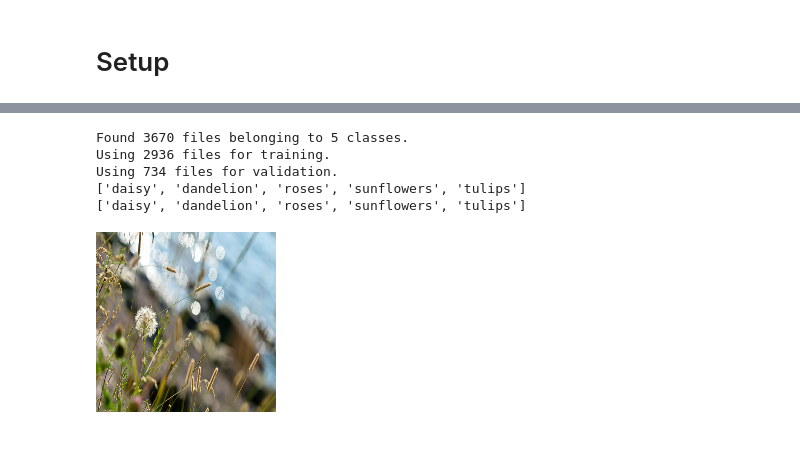
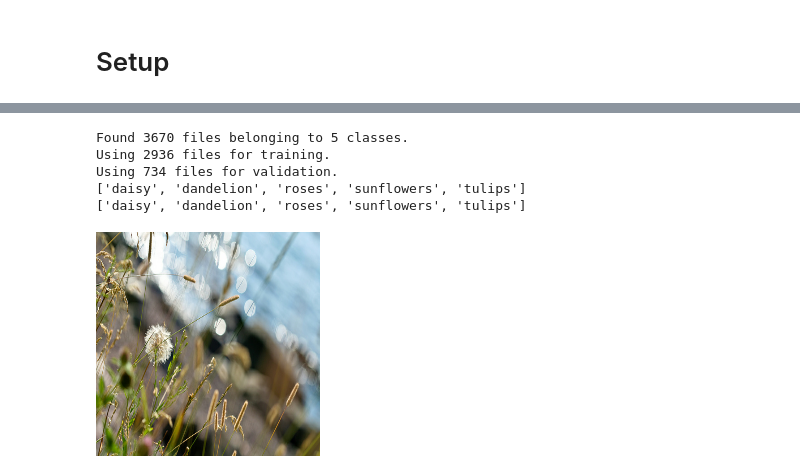
Before and after one commit to WilliamHuang999/cv-food-app, a Jupyter notebook: transferLearning.ipynb, the cells around one changed output, grey strips where cells are left out. Drawn from its saved outputs; the diff is of its cells as text; code cells hidden in the pictures; blank space fills up the shorter version.

```diff
--- a/transferLearning.ipynb
+++ b/transferLearning.ipynb
@@ -32,33 +42,35 @@ PIL.Image.open(str(roses[0]))
 # %%
-# WATCH VIDEO FOR IMAGE PRE-PROCESSING
-# LOOK AT KAGGLE TO SEE HOW IMAGE PRE-PROCESSING IS DONE
-# CHAT-GPT
-
-height, width = 180, 180
+height, width = 224, 224
 batch_size = 64
 train, validation = image_dataset_from_directory(data_dir, validation_split=0.2, subset="both", seed=123,
                                      label_mode="categorical", image_size=(height,width), batch_size=batch_size)
 
+# train = image_dataset_from_directory(trainPath, seed=123, label_mode="categorical",
+#                                      image_size=(height,width), batch_size=batch_size)
+# validation = image_dataset_from_directory(trainPath, seed=123, label_mode="categorical",
+#                                      image_size=(height,width), batch_size=batch_size)
+
 print(train.class_names)
 print(validation.class_names)
+num_classes = len(train.class_names)
 
 for images, labels in train:
     # 'images' is a batch of images, and 'labels' is a batch of corresponding labels.
     # You can work with these batches to process the images and labels.
     # For example, if 'batch_size' is 32, 'images' will have shape (32, height, width, channels),
     # and 'labels' will have shape (32, num_classes), assuming one-hot encoded labels.
 
     # Iterate over individual images and their labels in the batch.
     for i in range(len(images)):
         img_np = images[i].numpy().astype("uint8")
         pil_image = PIL.Image.fromarray(img_np)
         display(pil_image)
         break
     break
 # %% [output]
 Found 3670 files belonging to 5 classes.
 Using 2936 files for training.
 Using 734 files for validation.
 ['daisy', 'dandelion', 'roses', 'sunflowers', 'tulips']
 ['daisy', 'dandelion', 'roses', 'sunflowers', 'tulips']
-[figure, old version]
+[figure, new version]
```
Also changed, not shown: parts of 19 cells of this notebook.
